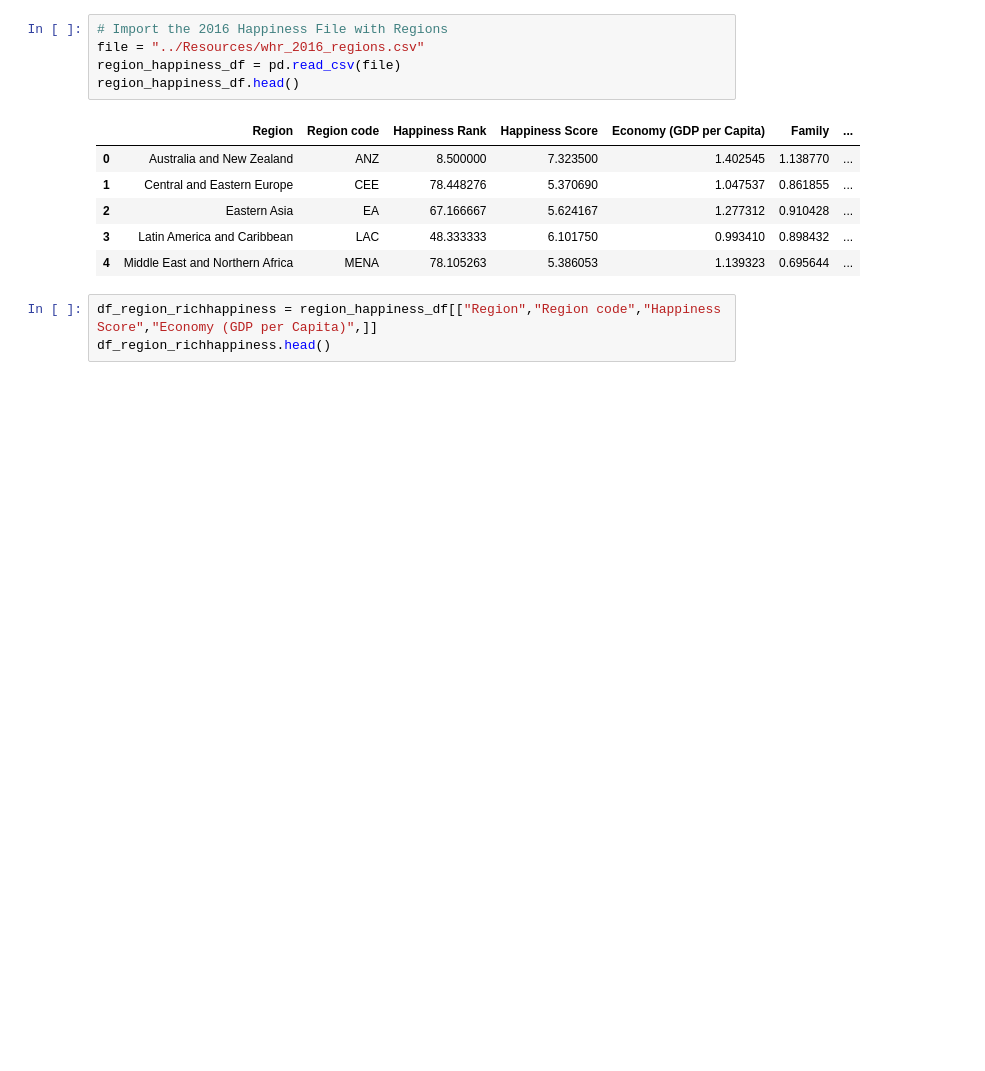
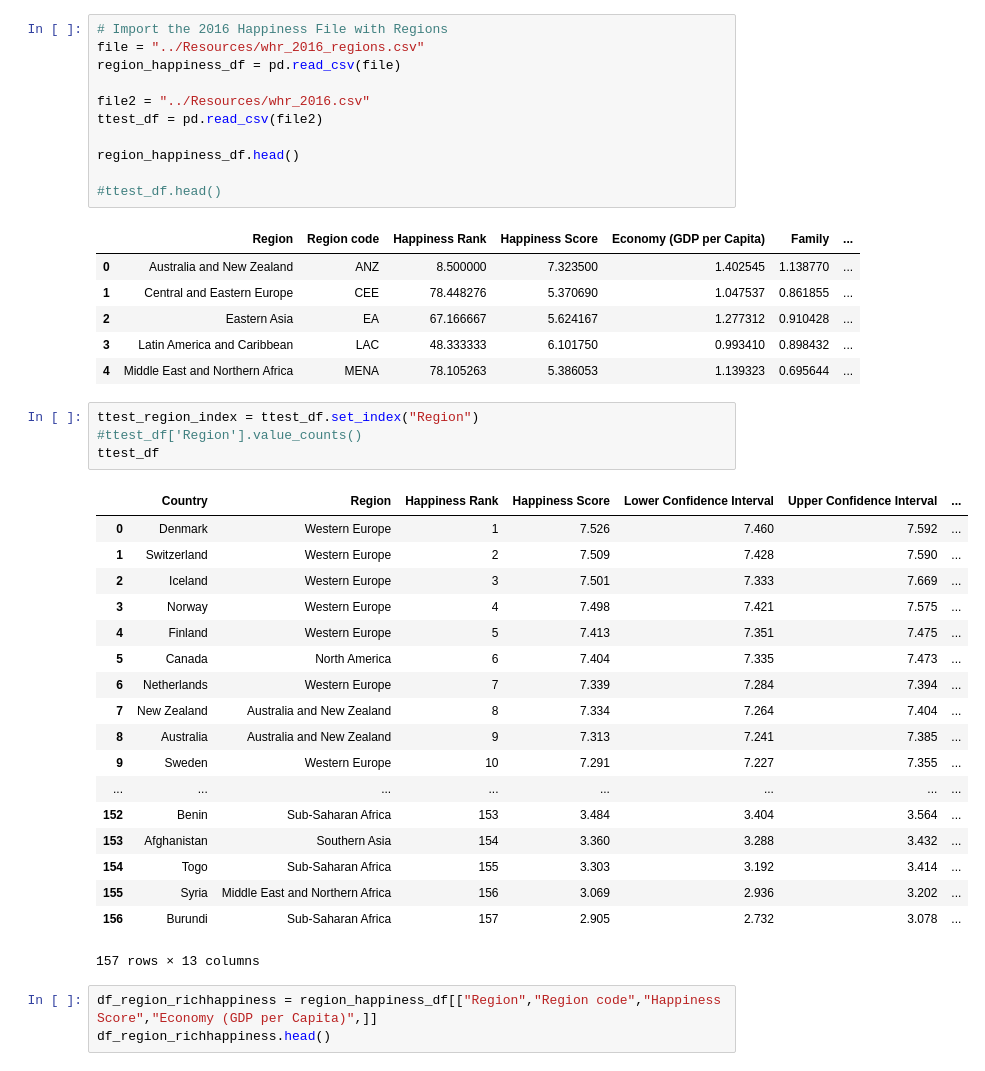
Before and after one commit to fionampg/projectofawesomeness, a Jupyter notebook: analysis/Fiona_region_happiness_analysis.ipynb, the cells around one changed output. Drawn from its saved outputs; the diff is of its cells as text; blank space fills up the shorter version.

```diff
--- a/analysis/Fiona_region_happiness_analysis.ipynb
+++ b/analysis/Fiona_region_happiness_analysis.ipynb
@@ -7,7 +8,13 @@ from scipy.stats import linregress
 # Import the 2016 Happiness File with Regions
 file = "../Resources/whr_2016_regions.csv"
 region_happiness_df = pd.read_csv(file)
+
+file2 = "../Resources/whr_2016.csv"
+ttest_df = pd.read_csv(file2)
+
 region_happiness_df.head()
+
+#ttest_df.head()
 # %% [output]
 |  | Region | Region code | Happiness Rank | Happiness Score | Economy (GDP per Capita) | Family | ... |
 | 0 | Australia and New Zealand | ANZ | 8.500000 | 7.323500 | 1.402545 | 1.138770 | ... |
@@ -15,6 +22,29 @@ region_happiness_df.head()
 | 2 | Eastern Asia | EA | 67.166667 | 5.624167 | 1.277312 | 0.910428 | ... |
 | 3 | Latin America and Caribbean | LAC | 48.333333 | 6.101750 | 0.993410 | 0.898432 | ... |
 | 4 | Middle East and Northern Africa | MENA | 78.105263 | 5.386053 | 1.139323 | 0.695644 | ... |
+# %%
+ttest_region_index = ttest_df.set_index("Region")
+#ttest_df['Region'].value_counts()
+ttest_df
+# %% [output]
+|  | Country | Region | Happiness Rank | Happiness Score | Lower Confidence Interval | Upper Confidence Interval | ... |
+| 0 | Denmark | Western Europe | 1 | 7.526 | 7.460 | 7.592 | ... |
+| 1 | Switzerland | Western Europe | 2 | 7.509 | 7.428 | 7.590 | ... |
+| 2 | Iceland | Western Europe | 3 | 7.501 | 7.333 | 7.669 | ... |
+| 3 | Norway | Western Europe | 4 | 7.498 | 7.421 | 7.575 | ... |
+| 4 | Finland | Western Europe | 5 | 7.413 | 7.351 | 7.475 | ... |
+| 5 | Canada | North America | 6 | 7.404 | 7.335 | 7.473 | ... |
+| 6 | Netherlands | Western Europe | 7 | 7.339 | 7.284 | 7.394 | ... |
+| 7 | New Zealand | Australia and New Zealand | 8 | 7.334 | 7.264 | 7.404 | ... |
+| 8 | Australia | Australia and New Zealand | 9 | 7.313 | 7.241 | 7.385 | ... |
+| 9 | Sweden | Western Europe | 10 | 7.291 | 7.227 | 7.355 | ... |
+| ... | ... | ... | ... | ... | ... | ... | ... |
+| 152 | Benin | Sub-Saharan Africa | 153 | 3.484 | 3.404 | 3.564 | ... |
+| 153 | Afghanistan | Southern Asia | 154 | 3.360 | 3.288 | 3.432 | ... |
+| 154 | Togo | Sub-Saharan Africa | 155 | 3.303 | 3.192 | 3.414 | ... |
+| 155 | Syria | Middle East and Northern Africa | 156 | 3.069 | 2.936 | 3.202 | ... |
+| 156 | Burundi | Sub-Saharan Africa | 157 | 2.905 | 2.732 | 3.078 | ... |
+157 rows × 13 columns
 # %%
 df_region_richhappiness = region_happiness_df[["Region","Region code","Happiness Score","Economy (GDP per Capita)",]]
 df_region_richhappiness.head()
```
Also changed, not shown: parts of 3 cells of this notebook, 9 other files.
